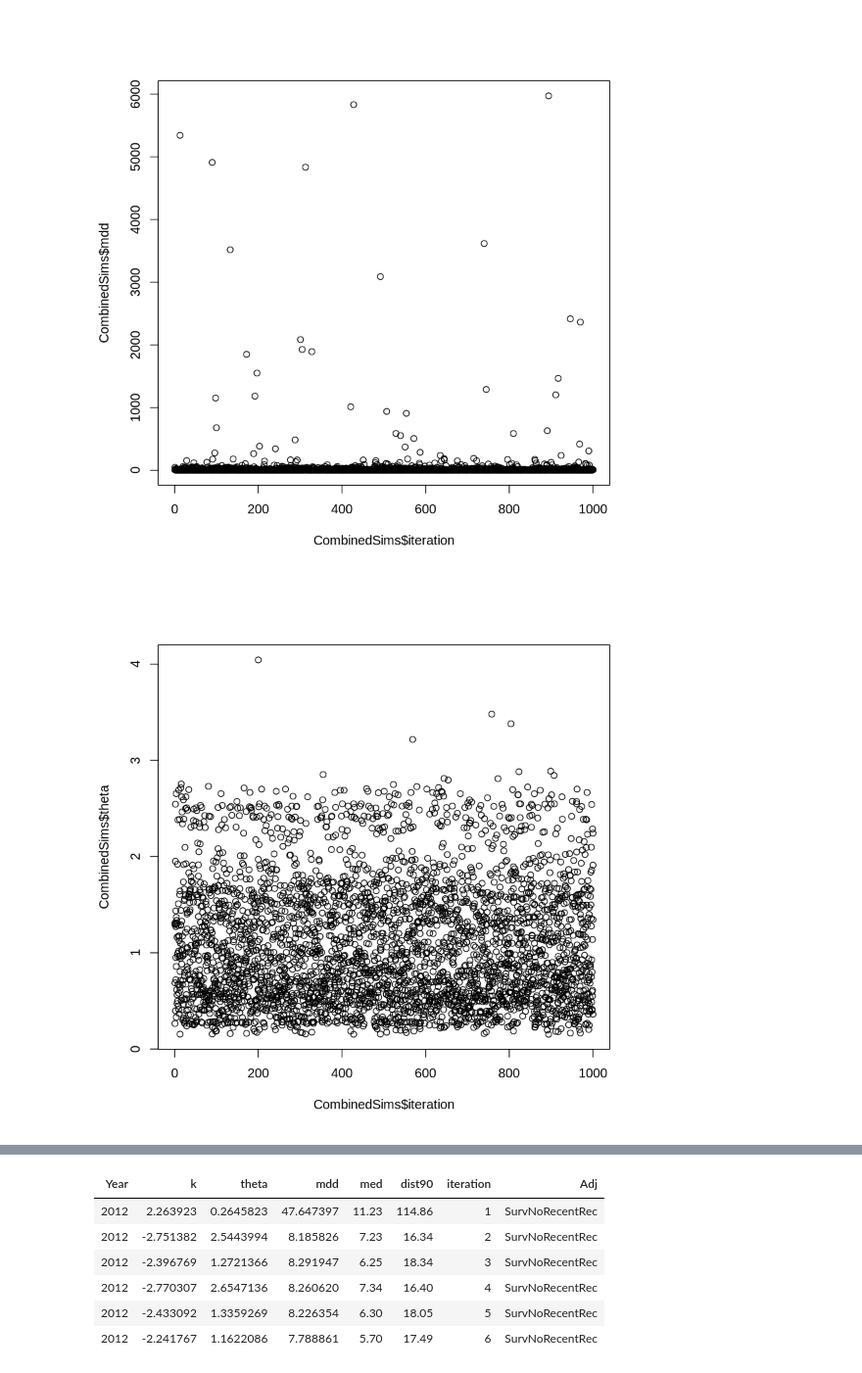
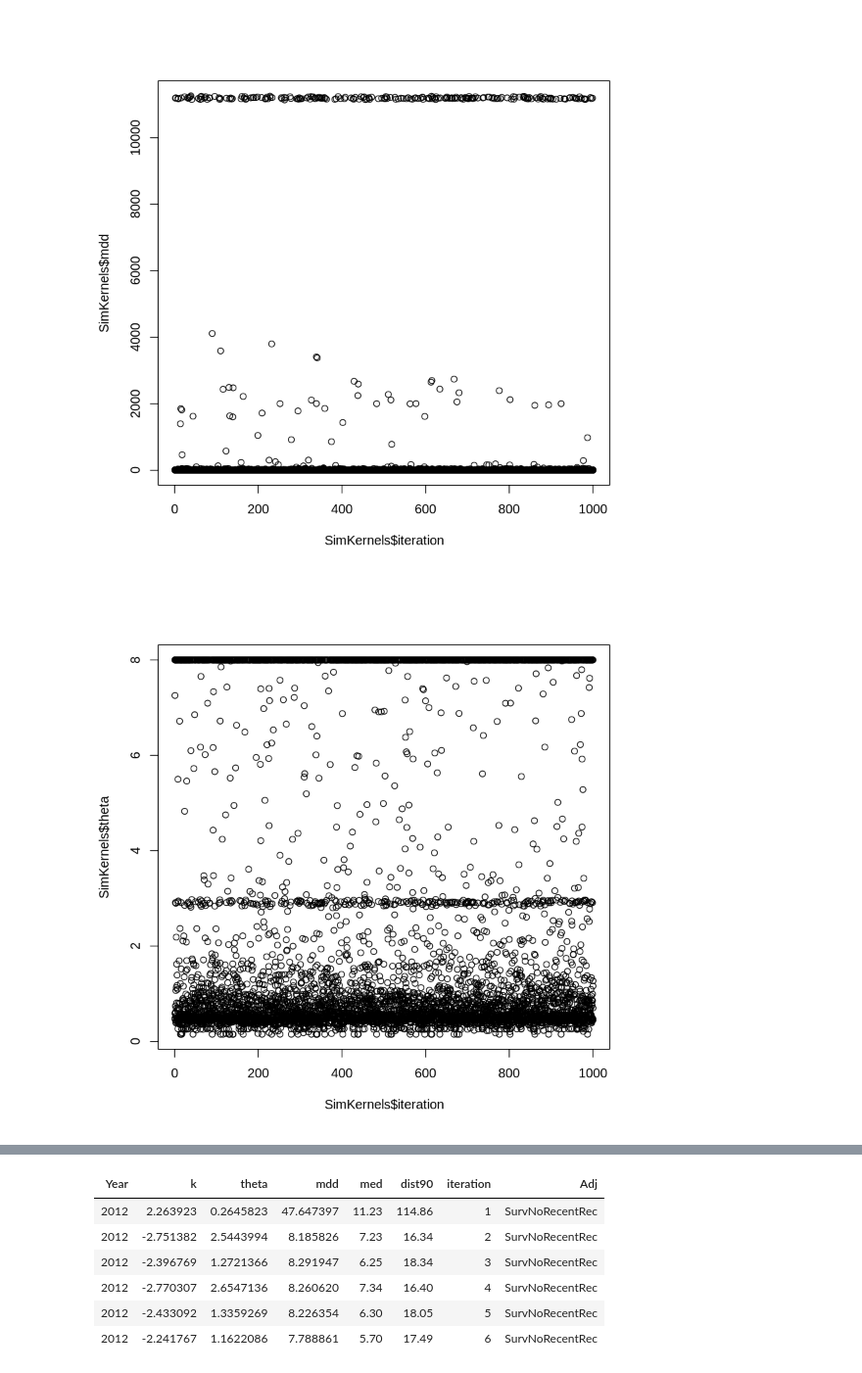
Before and after one commit to pinskylab/CamotesROMS, a Jupyter notebook: notebooks/process_ROMS_kernels.ipynb, the cells around one changed output, grey strips where cells are left out. Shown at 98% size. Saved outputs shown, nothing was run; the diff lists cells and outputs as text; code cells hidden in the pictures.

Commit message:
1000 kernel fits without subsampling the other/CAI source partciles

```diff
--- a/notebooks/process_ROMS_kernels.ipynb
+++ b/notebooks/process_ROMS_kernels.ipynb
@@ -40,0 +18,3 @@ setnames(CombinedSims, "year", "Year")
+# %%
+#read in the kernel ensembles with survival and NoRecentRec adjustments
+SimKernels <- fread("~/oceanography/script_output/KernelFits/SimulationKernelFits.csv")
@@ -41,9 +31,9 @@ setnames(CombinedSims, "year", "Year")
 # %%
 #check for obvious bias based on iteration, which would point to a problem in the for loop. Seems fine to me though 03/23/2021
-plot(CombinedSims$mdd ~ CombinedSims$iteration)
-plot(CombinedSims$theta ~ CombinedSims$iteration)
+plot(SimKernels$mdd ~ SimKernels$iteration)
+plot(SimKernels$theta ~ SimKernels$iteration)
 # %% [output]
-[figure, old version]
+[figure, new version]
-[figure, old version]
+[figure, new version]
 # %%
 #how often do we see kernel fits that aren't great, as in the MLE is at the boundaries of our search
```
Also changed, not shown: parts of 13 cells of this notebook, 7 other files.
